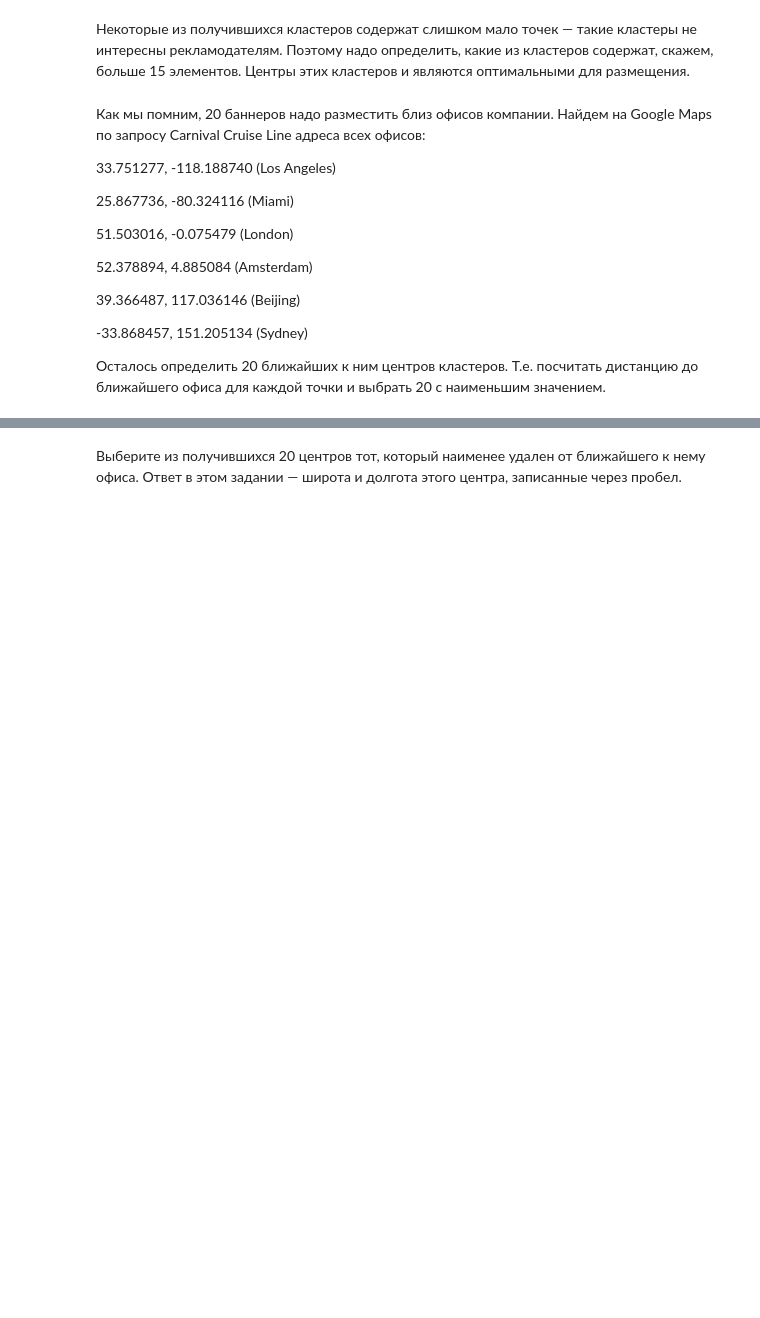
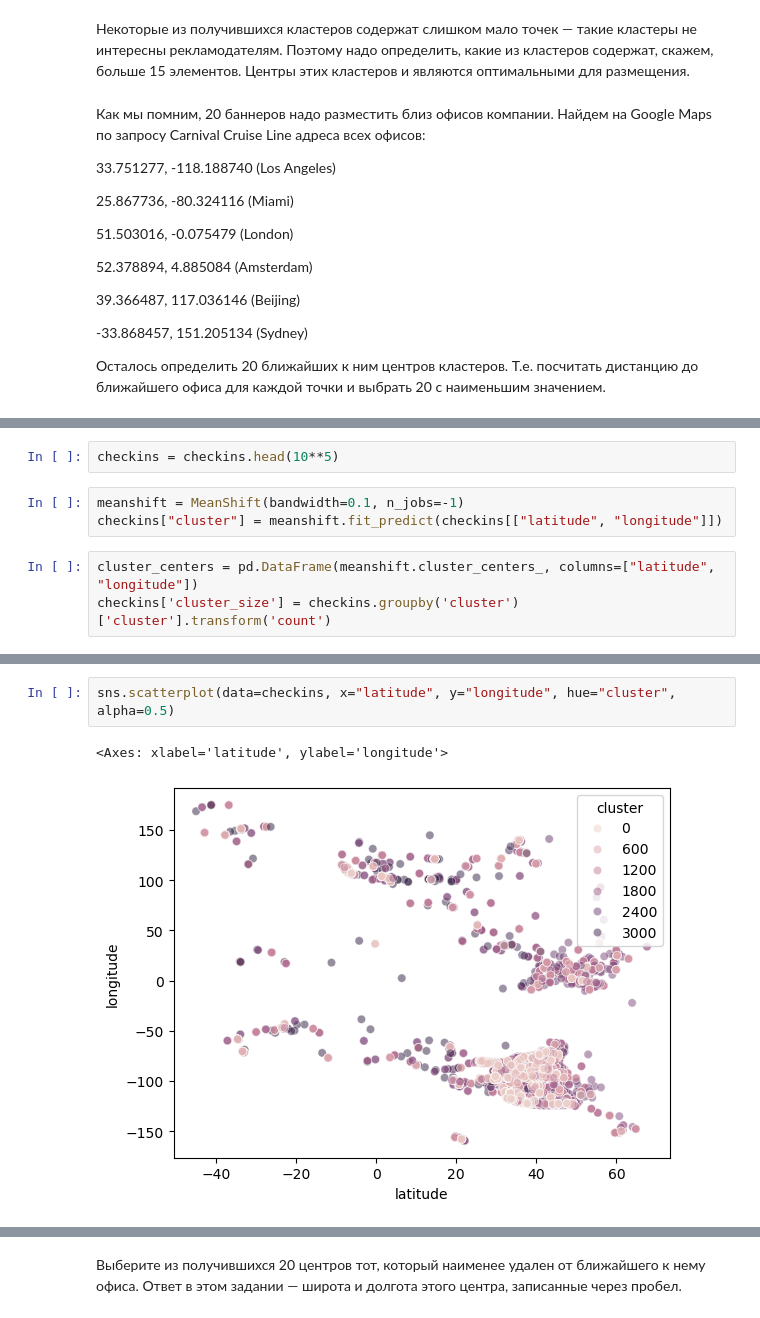
Before and after one commit to Erygfry/DataScience_HW, a Jupyter notebook: HW_6/banner_placement.ipynb, the cells around one changed output, grey strips where cells are left out. Saved outputs shown, nothing was run; the diff lists cells and outputs as text; blank space fills up the shorter version.

```diff
--- a/HW_6/banner_placement.ipynb
+++ b/HW_6/banner_placement.ipynb
@@ -83,0 +91,8 @@ def distance(x, y):
+# %%
+checkins = checkins.head(10**5)
+# %%
+meanshift = MeanShift(bandwidth=0.1, n_jobs=-1)
+checkins["cluster"] = meanshift.fit_predict(checkins[["latitude", "longitude"]])
+# %%
+cluster_centers = pd.DataFrame(meanshift.cluster_centers_, columns=["latitude", "longitude"])
+checkins['cluster_size'] = checkins.groupby('cluster')['cluster'].transform('count')
@@ -83,0 +126,5 @@ def distance(x, y):
+# %%
+sns.scatterplot(data=checkins, x="latitude", y="longitude", hue="cluster", alpha=0.5)
+# %% [output]
+<Axes: xlabel='latitude', ylabel='longitude'>
+[figure, added]
```
Also changed, not shown: parts of 11 cells of this notebook.
